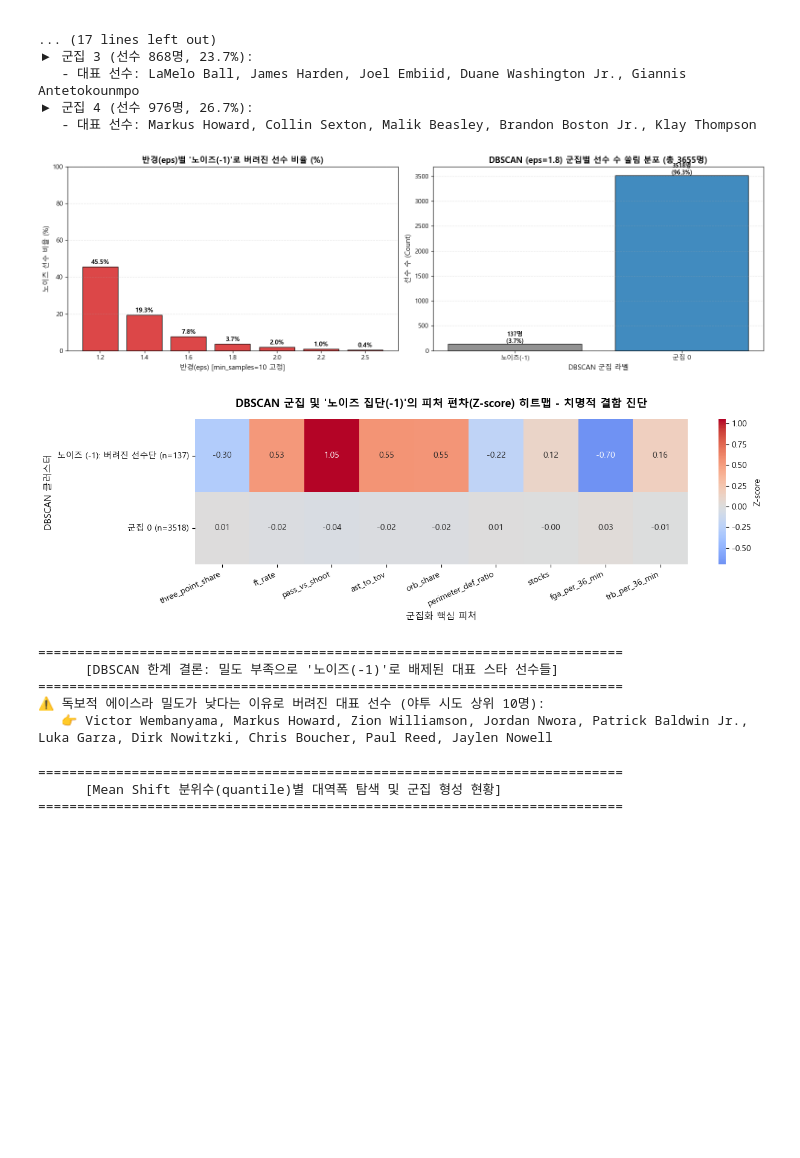
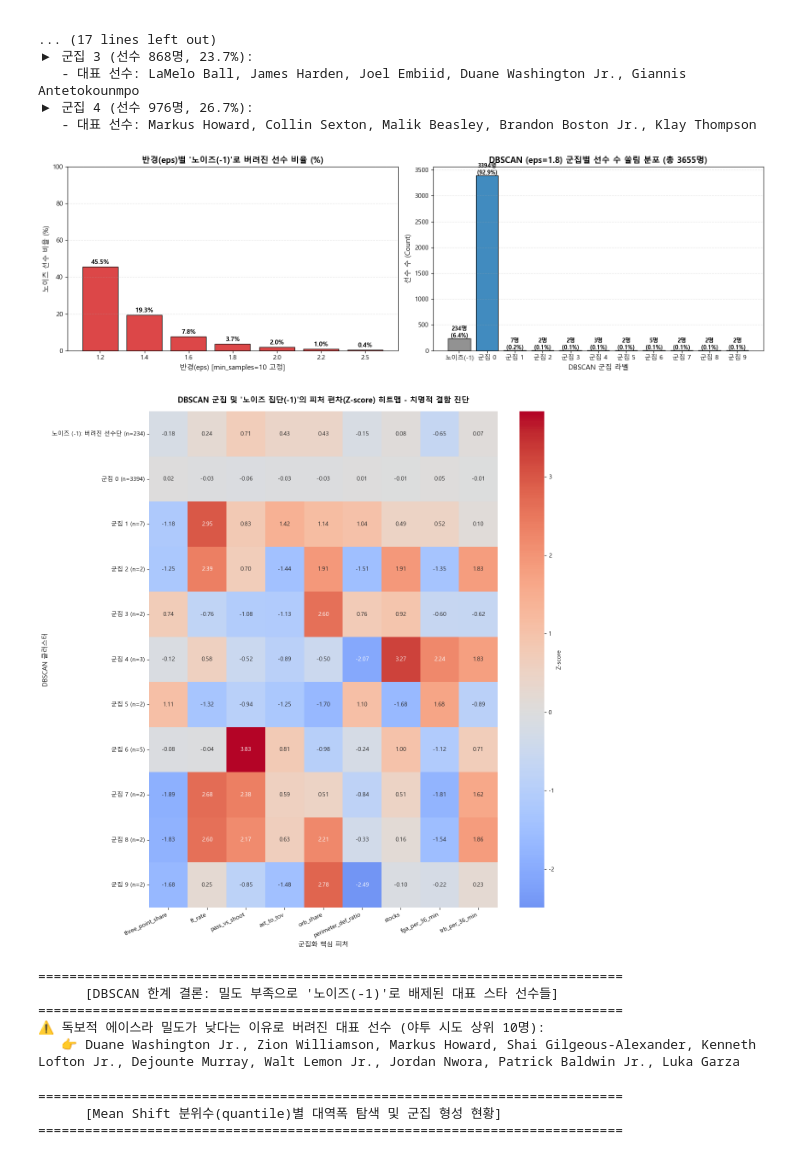
Before and after one commit to zzengmo/18_ML_NBA_02, a Jupyter notebook: 박영찬/kdt_project3.ipynb, the cells around one changed output. Saved outputs shown, nothing was run; the diff lists cells and outputs as text; code cells hidden in the pictures; blank space fills up the shorter version.

```diff
--- a/박영찬/kdt_project3_1024.ipynb
+++ b/박영찬/kdt_project3.ipynb
@@ -468,45 +664,11 @@ from sklearn.metrics import silhouette_samples, silhouette_score
 k_list = [3, 4, 5]
 
 # -------------------------------------------------------------
-# 1. GMM 모델 학습 및 실루엣 다이어그램 시각화 (k=3, 4, 5)
+# 1. GMM 모델 학습 및 실루엣 다이어그램 시각화 (k=3, 4, 5) - visualize_silhouette 활용
 # -------------------------------------------------------------
-n_cols = len(k_list)
-fig, axs = plt.subplots(figsize=(5 * n_cols, 4.5), nrows=1, ncols=n_cols)
-
-for ind, n_cluster in enumerate(k_list):
-    gmm = GaussianMixture(n_components=n_cluster, random_state=42, n_init=3)
-    col_name = f'cluster_gmm_k{n_cluster}'
-    cluster_labels = gmm.fit_predict(X_scaled_log)
-    df[col_name] = cluster_labels
-
-    sil_avg = silhouette_score(X_scaled_log, cluster_labels)
-    sil_values = silhouette_samples(X_scaled_log, cluster_labels)
-
-    y_lower = 10
-    axs[ind].set_title(f'[GMM] No. of Cluster: {n_cluster}\nSilhouette Score: {sil_avg:.3f}', fontsize=12, fontweight='bold')
-    axs[ind].set_xlabel('Silhouette coeff values')
-    axs[ind].set_xlim([-0.1, 1])
-    axs[ind].set_ylim([0, len(X_scaled_log) + (n_cluster + 1) * 10])
-    axs[ind].set_yticks([])
-    axs[ind].set_xticks([0, 0.2, 0.4, 0.6, 0.8, 1])
-
-    for i in range(n_cluster):
-        ith_cluster_sil_values = sil_values[cluster_labels == i]
-        ith_cluster_sil_values.sort()
-
-        size_cluster_i = ith_cluster_sil_values.shape[0]
-        y_upper = y_lower + size_cluster_i
-
-        color = cm.nipy_spectral(float(i) / n_cluster)
-        axs[ind].fill_betweenx(np.arange(y_lower, y_upper), 0, ith_cluster_sil_values, facecolor=color, edgecolor=color, alpha=0.7)
-        axs[ind].text(-0.05, y_lower + 0.5 * size_cluster_i, str(i), fontsize=10, fontweight='bold')
-        y_lower = y_upper + 10
-
-    axs[ind].axvline(x=sil_avg, color='red', linestyle='--')
-
-plt.suptitle("GMM 군집 수(k=3, 4, 5)별 실루엣 다이어그램 (Silhouette Diagram)", fontsize=14, fontweight='bold', y=1.05)
-plt.tight_layout()
-plt.show()
+gmm_labels_dict = visualize_silhouette(k_list, X_scaled_log, model_type='gmm', random_state=42)
+for n_cluster, labels in gmm_labels_dict.items():
+    df[f'cluster_gmm_k{n_cluster}'] = labels
 
 # -------------------------------------------------------------
 # 2. GMM 군집별 피처 편차(Z-score) 히트맵 시각화 (k=3, 4, 5)
@@ -602,7 +764,7 @@ for bar, r in zip(bars, noise_ratios):
     axes[0].text(bar.get_x() + bar.get_width()/2, bar.get_height() + 1.5, f'{r:.1f}%', ha='center', fontsize=10, fontweight='bold')
 
 # 차트 1-2: 대표 파라미터 (eps=1.8, min_samples=10) 군집별 인구 쏠림 분포
-db_rep = DBSCAN(eps=1.8, min_samples=10)
+db_rep = DBSCAN(eps=1.5, min_samples=2)
 df['cluster_dbscan'] = db_rep.fit_predict(X_scaled_log)
 dist = df['cluster_dbscan'].value_counts().sort_index()
 
@@ -622,40 +784,40 @@ plt.show()
 
 # -------------------------------------------------------------
 # 2. DBSCAN 군집 및 '노이즈 집단(-1)'의 핵심 피처 편차(Z-score) 히트맵
 # -------------------------------------------------------------
 df_scaled_db = pd.DataFrame(X_scaled_log, columns=cluster_features)
 df_scaled_db['cluster_dbscan'] = df['cluster_dbscan'].values
 z_mean_db = df_scaled_db.groupby('cluster_dbscan')[cluster_features].mean()
 
 # y축 인덱스 이름 레이블링 (-1: 노이즈로 버려진 선수들)
 z_mean_db.index = [f"노이즈 (-1): 버려진 선수단 (n={dist[idx]})" if idx == -1 else f"군집 {idx} (n={dist[idx]})" for idx in z_mean_db.index]
 
 plt.figure(figsize=(13, max(4, len(z_mean_db) * 1.2)))
 sns.heatmap(z_mean_db, annot=True, fmt=".2f", cmap="coolwarm", center=0, cbar_kws={'label': 'Z-score'})
 plt.title("DBSCAN 군집 및 '노이즈 집단(-1)'의 피처 편차(Z-score) 히트맵 - 치명적 결함 진단", fontsize=13, fontweight='bold', pad=15)
 plt.xlabel("군집화 핵심 피처", fontsize=11)
 plt.ylabel("DBSCAN 클러스터", fontsize=11)
 plt.xticks(rotation=25, ha='right', fontsize=10)
 plt.tight_layout()
 plt.show()
 
 # -------------------------------------------------------------
 # 3. 노이즈(-1)로 버려진 대표 주전 선수 확인
 # -------------------------------------------------------------
 print("=" * 75)
 print("      [DBSCAN 한계 결론: 밀도 부족으로 '노이즈(-1)'로 배제된 대표 스타 선수들]   ")
 print("=" * 75)
 noise_sample = df[df['cluster_dbscan'] == -1].sort_values('fga_per_36_min', ascending=False)['player'].unique()[:10]
 print(f"⚠️ 독보적 에이스라 밀도가 낮다는 이유로 버려진 대표 선수 (야투 시도 상위 10명):")
 print(f"   👉 {', '.join(noise_sample)}")
 # %% [output]
-[figure, old version]
+[figure, new version]
-[figure, old version]
+[figure, new version]
 ===========================================================================
       [DBSCAN 한계 결론: 밀도 부족으로 '노이즈(-1)'로 배제된 대표 스타 선수들]
 ===========================================================================
 ⚠️ 독보적 에이스라 밀도가 낮다는 이유로 버려진 대표 선수 (야투 시도 상위 10명):
-   👉 Victor Wembanyama, Markus Howard, Zion Williamson, Jordan Nwora, Patrick Baldwin Jr., Luka Garza, Dirk Nowitzki, Chris Boucher, Paul Reed, Jaylen Nowell
+   👉 Duane Washington Jr., Zion Williamson, Markus Howard, Shai Gilgeous-Alexander, Kenneth Lofton Jr., Dejounte Murray, Walt Lemon Jr., Jordan Nwora, Patrick Baldwin Jr., Luka Garza
 # %%
 # 12. [알고리즘 비교 3] 평균 이동 (Mean Shift) 군집화 및 대역폭(Bandwidth) 민감도 분석
 # 군집 수를 사전에 지정하지 않고, 데이터의 밀도 봉우리(KDE 피크)를 찾아 이동하는 Mean Shift 알고리즘을 평가합니다.
```
Also changed, not shown: parts of 4 cells of this notebook.
